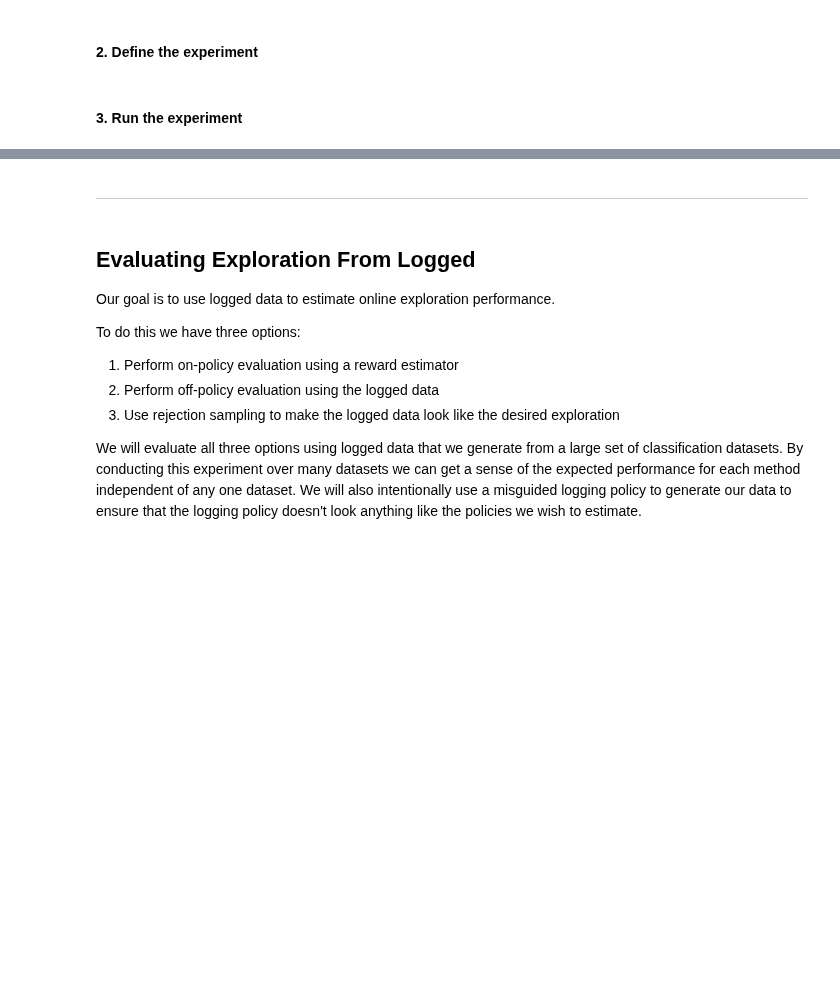
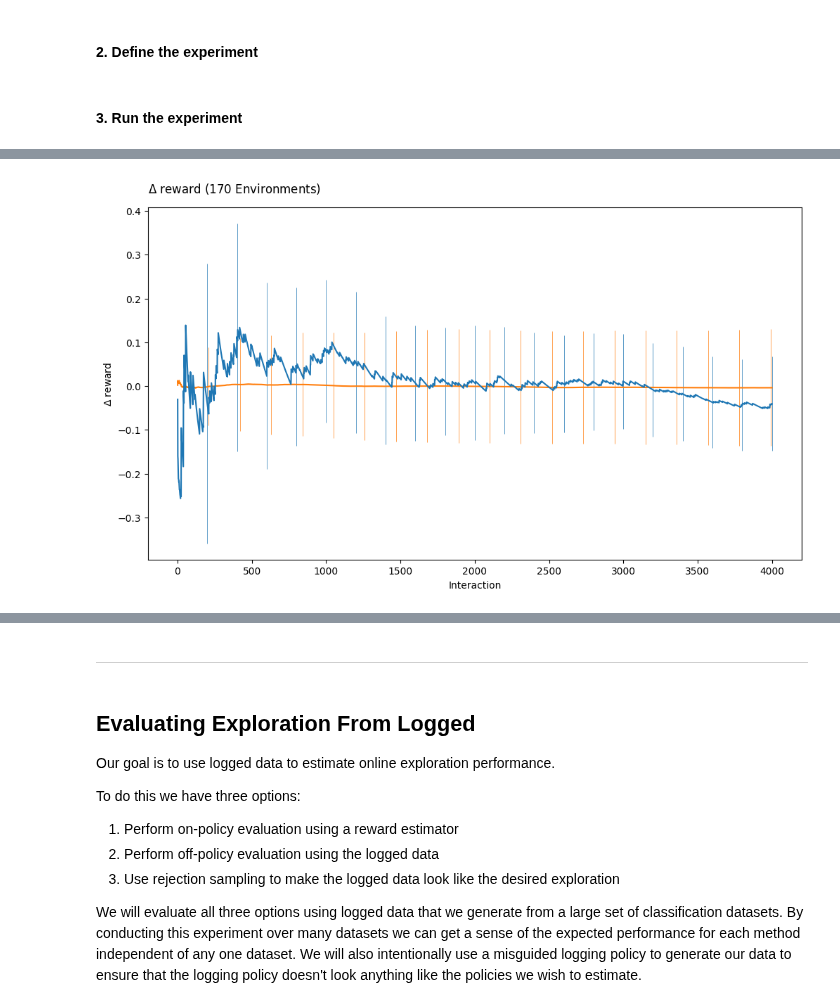
Before and after one commit to VowpalWabbit/coba, a Jupyter notebook: examples/notebooks/Logged.ipynb, the cells around one changed output, grey strips where cells are left out. Drawn from its saved outputs; the diff is of its cells as text; code cells hidden in the pictures; blank space fills up the shorter version.

```diff
--- a/examples/notebooks/Logged.ipynb
+++ b/examples/notebooks/Logged.ipynb
@@ -46,0 +73,6 @@ result1.filter_fin(4000).plot_contrast('None',['IPS','DM','DR'],x='ope_reward',l
+# %%
+plt.figure(figsize=(12,10))
+result1.filter_fin(4000).plot_contrast('None','DM',x='index',l='ope_reward', p='openml_task',colors=1,err='sd',errevery=210,boundary=False,out=None)
+result1.filter_fin(4000).plot_contrast('None','IPS',x='index',l='ope_reward',p='openml_task',colors=0,err='sd',boundary=False,legend=False,out=None)
+# %% [output]
+[figure, added]
```
Also changed, not shown: parts of 17 cells of this notebook, 2 other files.
